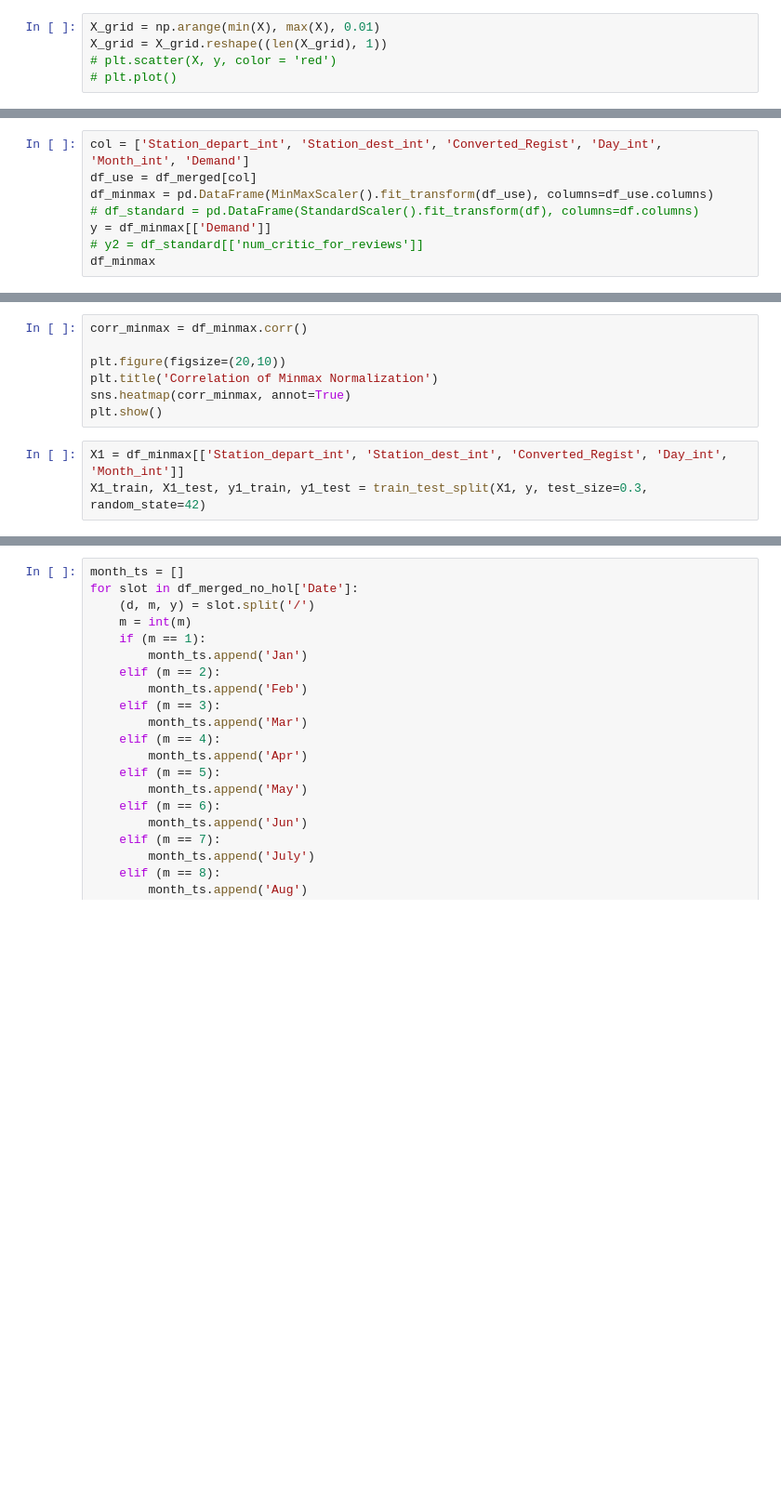
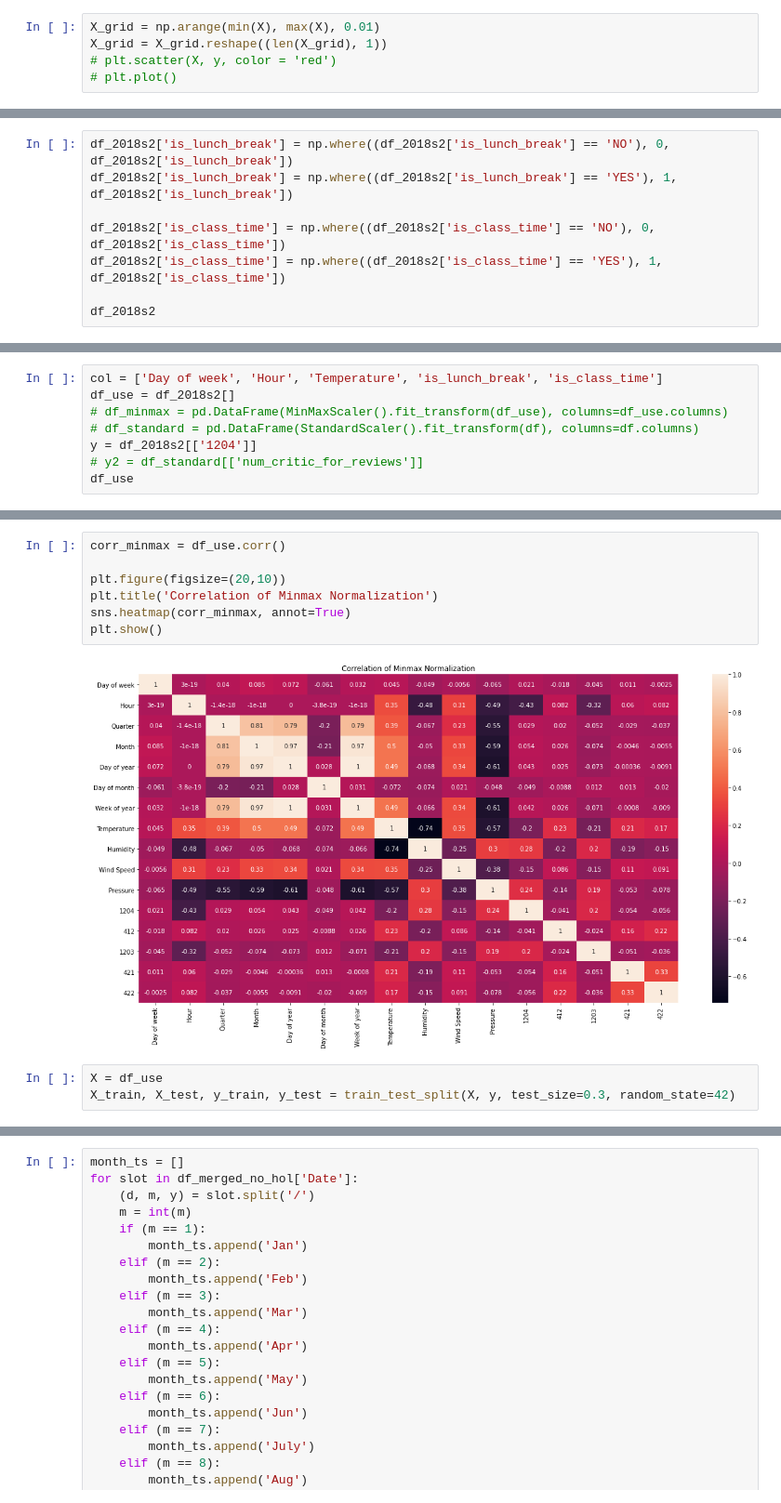
Before and after one commit to winnpm/ha-mo_data_visualization, a Jupyter notebook: Models.ipynb, the cells around one changed output, grey strips where cells are left out. Shown at 93% size. Cells and saved outputs as stored; diff of their text form; blank space fills up the shorter version.

```diff
--- a/Models.ipynb
+++ b/Models.ipynb
@@ -399,0 +433,8 @@ X_grid = X_grid.reshape((len(X_grid), 1))
+# %%
+df_2018s2['is_lunch_break'] = np.where((df_2018s2['is_lunch_break'] == 'NO'), 0, df_2018s2['is_lunch_break'])
+df_2018s2['is_lunch_break'] = np.where((df_2018s2['is_lunch_break'] == 'YES'), 1, df_2018s2['is_lunch_break'])
+
+df_2018s2['is_class_time'] = np.where((df_2018s2['is_class_time'] == 'NO'), 0, df_2018s2['is_class_time'])
+df_2018s2['is_class_time'] = np.where((df_2018s2['is_class_time'] == 'YES'), 1, df_2018s2['is_class_time'])
+
+df_2018s2
@@ -400,8 +455,8 @@ X_grid = X_grid.reshape((len(X_grid), 1))
 # %%
-col = ['Station_depart_int', 'Station_dest_int', 'Converted_Regist', 'Day_int', 'Month_int', 'Demand']
-df_use = df_merged[col]
-df_minmax = pd.DataFrame(MinMaxScaler().fit_transform(df_use), columns=df_use.columns)
+col = ['Day of week', 'Hour', 'Temperature', 'is_lunch_break', 'is_class_time']
+df_use = df_2018s2[]
+# df_minmax = pd.DataFrame(MinMaxScaler().fit_transform(df_use), columns=df_use.columns)
 # df_standard = pd.DataFrame(StandardScaler().fit_transform(df), columns=df.columns)
-y = df_minmax[['Demand']]
+y = df_2018s2[['1204']]
 # y2 = df_standard[['num_critic_for_reviews']]
-df_minmax
+df_use
@@ -408,11 +477,13 @@ df_minmax
 # %%
-corr_minmax = df_minmax.corr()
+corr_minmax = df_use.corr()
 
 plt.figure(figsize=(20,10))
 plt.title('Correlation of Minmax Normalization')
 sns.heatmap(corr_minmax, annot=True)
 plt.show()
+# %% [output]
+[figure, added]
-# %%
-X1 = df_minmax[['Station_depart_int', 'Station_dest_int', 'Converted_Regist', 'Day_int', 'Month_int']]
-X1_train, X1_test, y1_train, y1_test = train_test_split(X1, y, test_size=0.3, random_state=42)
+# %%
+X = df_use
+X_train, X_test, y_train, y_test = train_test_split(X, y, test_size=0.3, random_state=42)
 # %%
```
Also changed, not shown: parts of 6 cells of this notebook, 20 other files.
